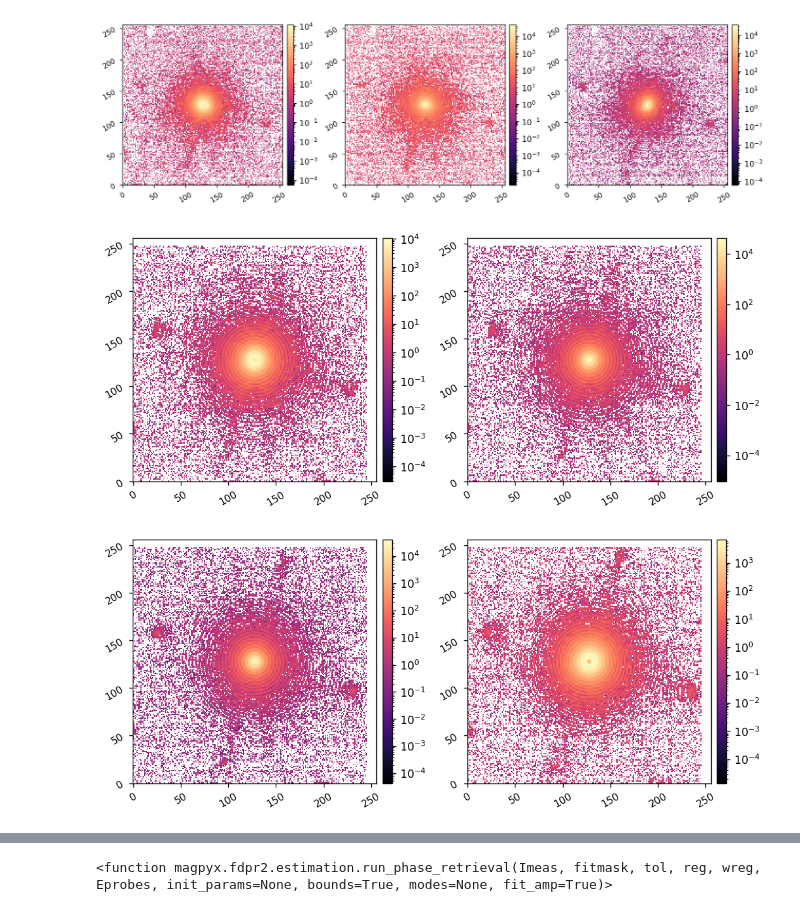
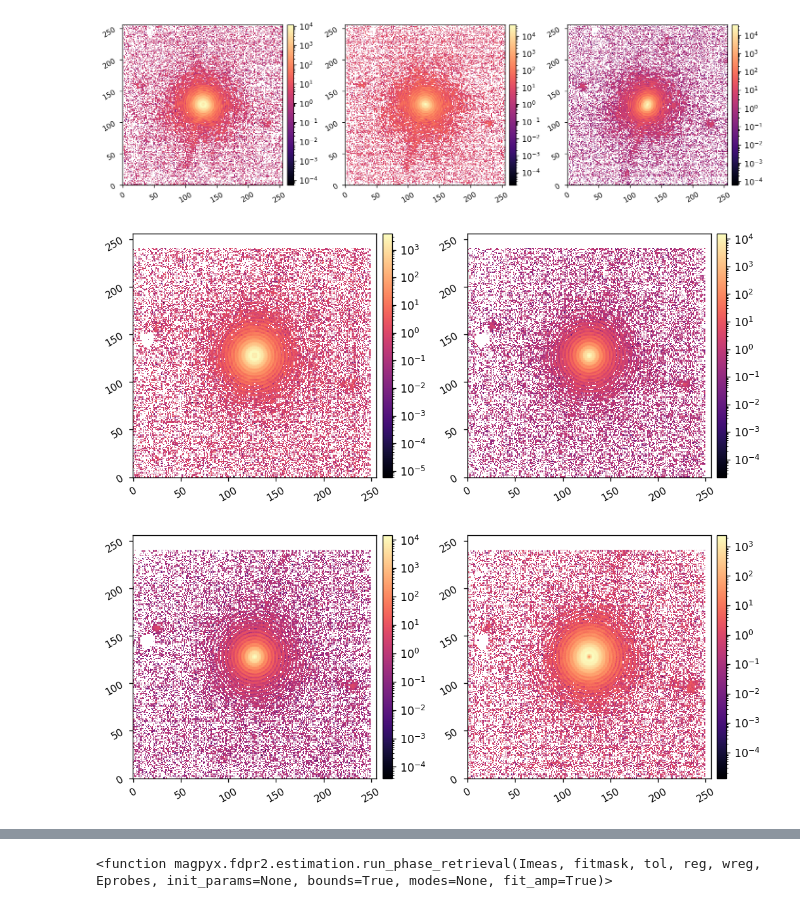
Before and after one commit to kian1377/aefc-vortex, a Jupyter notebook: scoob/upsample_pr_data_ref.ipynb, the cells around one changed output, grey strips where cells are left out. Cells and saved outputs as stored; diff of their text form; code cells hidden in the pictures.

```diff
--- a/scoob/upsample_pr_data_ref.ipynb
+++ b/scoob/upsample_pr_data_ref.ipynb
@@ -60,15 +60,15 @@ imshows.imshow3(Imeas[0], Imeas[1], Imeas[2], lognorm=1)
 (3, 256, 256)
 [figure]
 # %%
-fname = 'data/20250114_fdpr2_ref.pkl'
+fname = 'data/20250121_fdpr2_prefpm_ref.pkl'
 
 fdpr2_data = utils.load_pickle(fname)
 Imeas = fdpr2_data['Imeas']
 imshow2(Imeas[0], Imeas[1], lognorm=1)
 imshow2(Imeas[2], Imeas[3], lognorm=1)
 # %% [output]
-[figure, old version]
+[figure, new version]
-[figure, old version]
+[figure, new version]
 # %%
 # parse configuration
 config_params = tools.Configuration('fdpr2_fpm')
```
Also changed, not shown: parts of 8 cells of this notebook, 7 other files.
